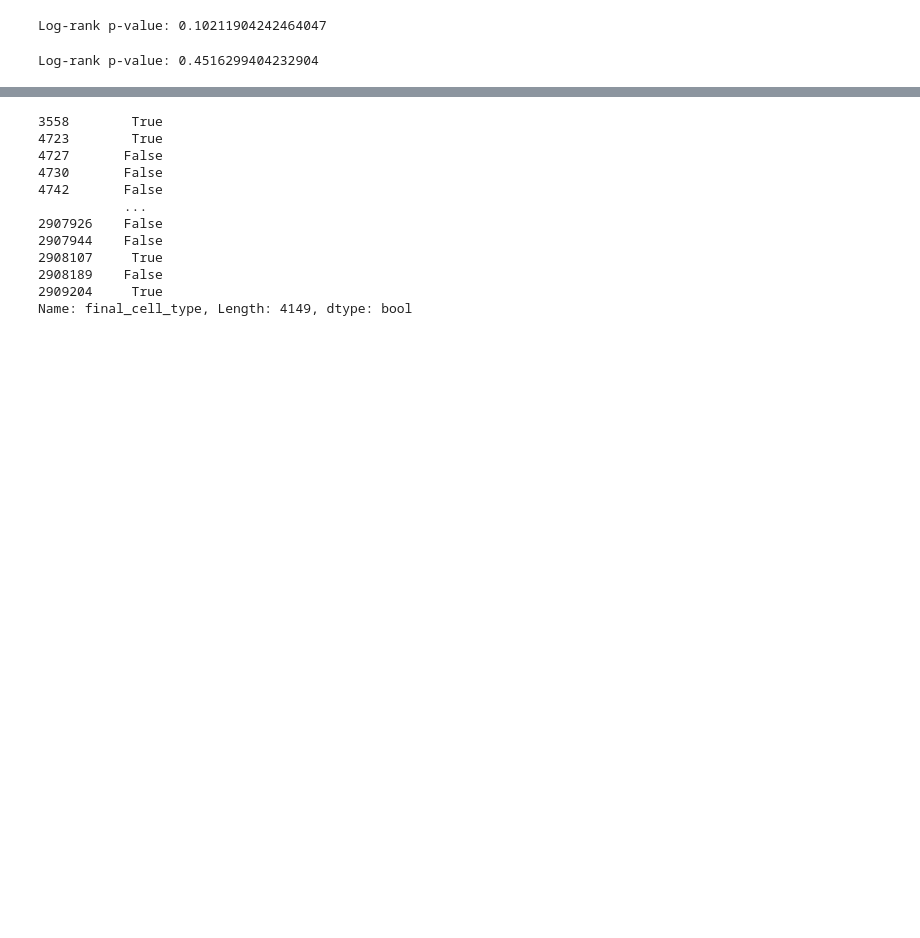
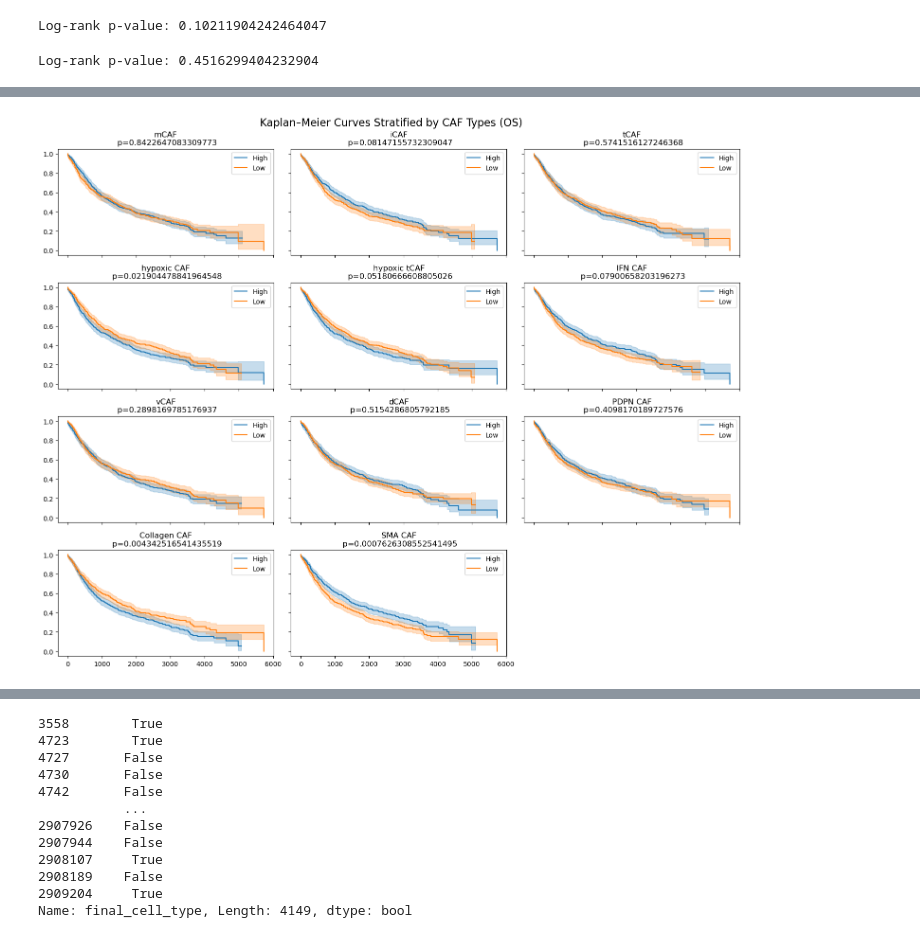
Before and after one commit to QBRC/multiTAP, a Jupyter notebook: notebooks/cell_phenotyping.ipynb, the cells around one changed output, grey strips where cells are left out. Drawn from its saved outputs; the diff is of its cells as text; code cells hidden in the pictures; blank space fills up the shorter version.

Commit message:
add KM by CAF types

```diff
--- a/notebooks/cell_phenotyping.ipynb
+++ b/notebooks/cell_phenotyping.ipynb
@@ -1056,0 +1060,3 @@ Log-rank p-value: 0.4516299404232904
+# %%
+pt_props_survival = pt_cluster_survival.merge(pt_caf_props_ordered.reset_index(), how='left')
+pt_props_survival
@@ -1056,0 +1077,54 @@ Log-rank p-value: 0.4516299404232904
+# %%
+# Assume df is your dataframe
+time_col = "OS"       # survival time (Overall Survival)
+event_col = "Ev.O"    # event indicator (1=death, 0=censored)
+
+caf_cols = ["mCAF", "iCAF", "tCAF", "hypoxic CAF", "hypoxic tCAF",
+            "IFN CAF", "vCAF", "dCAF", "PDPN CAF", "Collagen CAF", "SMA CAF"]
+
+kmf = KaplanMeierFitter()
+
+# Create subplots (e.g., 3x4 grid to fit 11 CAF types)
+n_cols = 3
+n_rows = (len(caf_cols) + n_cols - 1) // n_cols
+fig, axes = plt.subplots(n_rows, n_cols, figsize=(15, 12), sharex=True, sharey=True)
+
+for i, caf in enumerate(caf_cols):
+    ax = axes[i // n_cols, i % n_cols]
+
+    # split into high/low groups by median
+    median_val = pt_props_survival[caf].median()
+    pt_props_survival["CAF_group"] = (pt_props_survival[caf] > median_val).map({True: "High", False: "Low"})
+
+    # survival groups
+    high = pt_props_survival[pt_props_survival["CAF_group"] == "High"]
+    low = pt_props_survival[pt_props_survival["CAF_group"] == "Low"]
+
+    # Kaplan–Meier fit
+    kmf.fit(high[time_col], event_observed=high[event_col], label="High")
+    kmf.plot_survival_function(ax=ax, ci_show=True)
+
+    kmf.fit(low[time_col], event_observed=low[event_col], label="Low")
+    kmf.plot_survival_function(ax=ax, ci_show=True)
+
+    # log-rank test
+    results = logrank_test(high[time_col], low[time_col],
+                           event_observed_A=high[event_col],
+                           event_observed_B=low[event_col])
+    p_value = results.p_value
+
+    # title and annotate p-value
+    ax.set_title(f"{caf}\n p={p_value}")
+    ax.set_xlabel("")
+    ax.set_ylabel("")
+    ax.legend()
+
+# Hide empty subplots
+for j in range(i+1, n_rows * n_cols):
+    fig.delaxes(axes[j // n_cols, j % n_cols])
+
+fig.suptitle("Kaplan–Meier Curves Stratified by CAF Types (OS)", fontsize=16)
+plt.tight_layout()
+plt.show()
+# %% [output]
+[figure, added]
```
Also changed, not shown: parts of 5 cells of this notebook.
